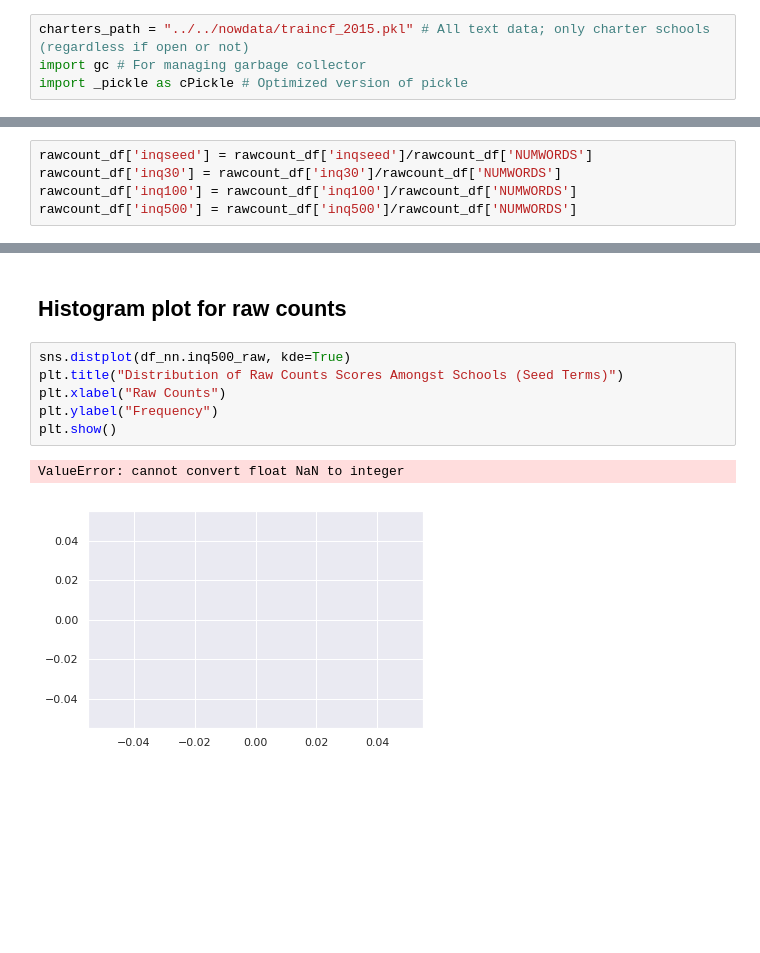
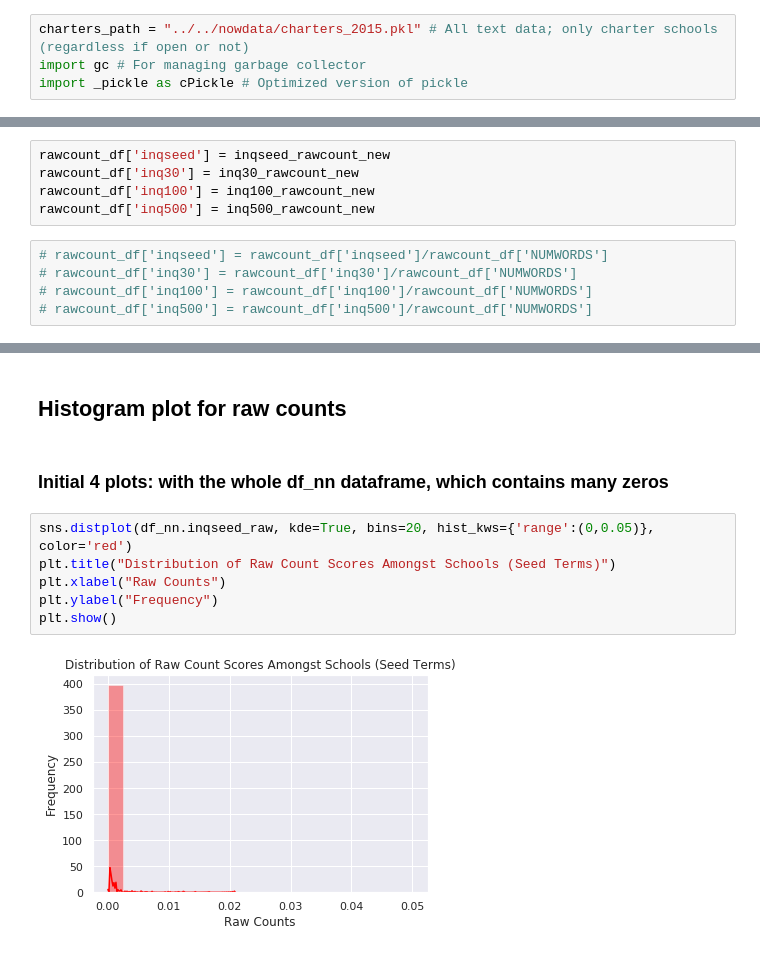
Before and after one commit to comp-strat/text_analysis, a Jupyter notebook: models/correlation_plot.ipynb, the cells around one changed output, grey strips where cells are left out. Saved outputs shown, nothing was run; the diff lists cells and outputs as text; blank space fills up the shorter version.

Commit message:
updated correlation plot python notebook by adding more visualizations and adding infersent cosine scores visualizations

```diff
--- a/models/correlation_plot.ipynb
+++ b/models/correlation_plot.ipynb
@@ -631,7 +632,7 @@ def quickpickle_load(picklepath):
 
     return outputvar
 # %%
-charters_path = "../../nowdata/traincf_2015.pkl" # All text data; only charter schools (regardless if open or not)
+charters_path = "../../nowdata/charters_2015.pkl" # All text data; only charter schools (regardless if open or not)
 import gc # For managing garbage collector
 import _pickle as cPickle # Optimized version of pickle
 # %%
@@ -648,8 +683,13 @@ Raw Count DF loaded from ../../nowdata/parsing/dict_counts_df.csv...
+# %%
+rawcount_df['inqseed'] = inqseed_rawcount_new
+rawcount_df['inq30'] = inq30_rawcount_new
+rawcount_df['inq100'] = inq100_rawcount_new
+rawcount_df['inq500'] = inq500_rawcount_new
 # %%
-rawcount_df['inqseed'] = rawcount_df['inqseed']/rawcount_df['NUMWORDS']
-rawcount_df['inq30'] = rawcount_df['inq30']/rawcount_df['NUMWORDS']
-rawcount_df['inq100'] = rawcount_df['inq100']/rawcount_df['NUMWORDS']
-rawcount_df['inq500'] = rawcount_df['inq500']/rawcount_df['NUMWORDS']
+# rawcount_df['inqseed'] = rawcount_df['inqseed']/rawcount_df['NUMWORDS']
+# rawcount_df['inq30'] = rawcount_df['inq30']/rawcount_df['NUMWORDS']
+# rawcount_df['inq100'] = rawcount_df['inq100']/rawcount_df['NUMWORDS']
+# rawcount_df['inq500'] = rawcount_df['inq500']/rawcount_df['NUMWORDS']
 # %%
 #importing df with already cleaned text data
 text_slow = pd.read_csv("InferSent/encoder/truncated_text.csv")
@@ -847,12 +908,13 @@ plt.show()
 [figure]
 # %% [markdown]
 ## Histogram plot for raw counts
+# %% [markdown]
+### Initial 4 plots: with the whole df_nn dataframe, which contains many zeros
 # %%
-sns.distplot(df_nn.inq500_raw, kde=True)
-plt.title("Distribution of Raw Counts Scores Amongst Schools (Seed Terms)")
+sns.distplot(df_nn.inqseed_raw, kde=True, bins=20, hist_kws={'range':(0,0.05)}, color='red')
+plt.title("Distribution of Raw Count Scores Amongst Schools (Seed Terms)")
 plt.xlabel("Raw Counts")
 plt.ylabel("Frequency")
 plt.show()
 # %% [output]
-ValueError: cannot convert float NaN to integer
-[figure, old version]
+[figure, new version]
```
Also changed, not shown: parts of 37 cells of this notebook.
